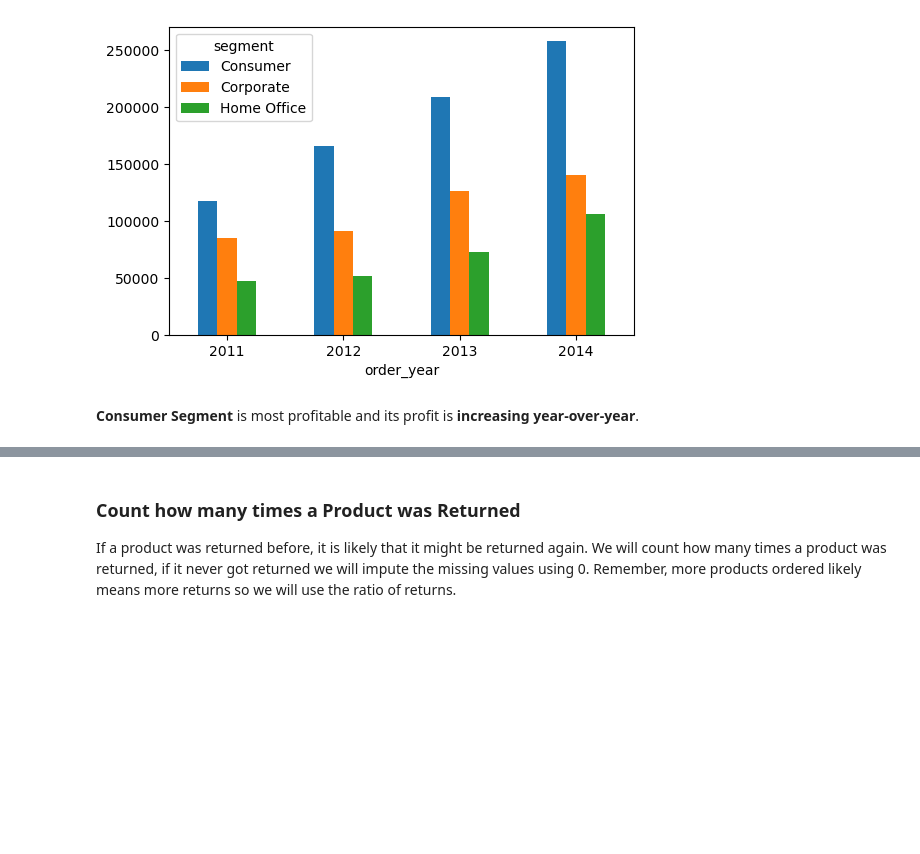
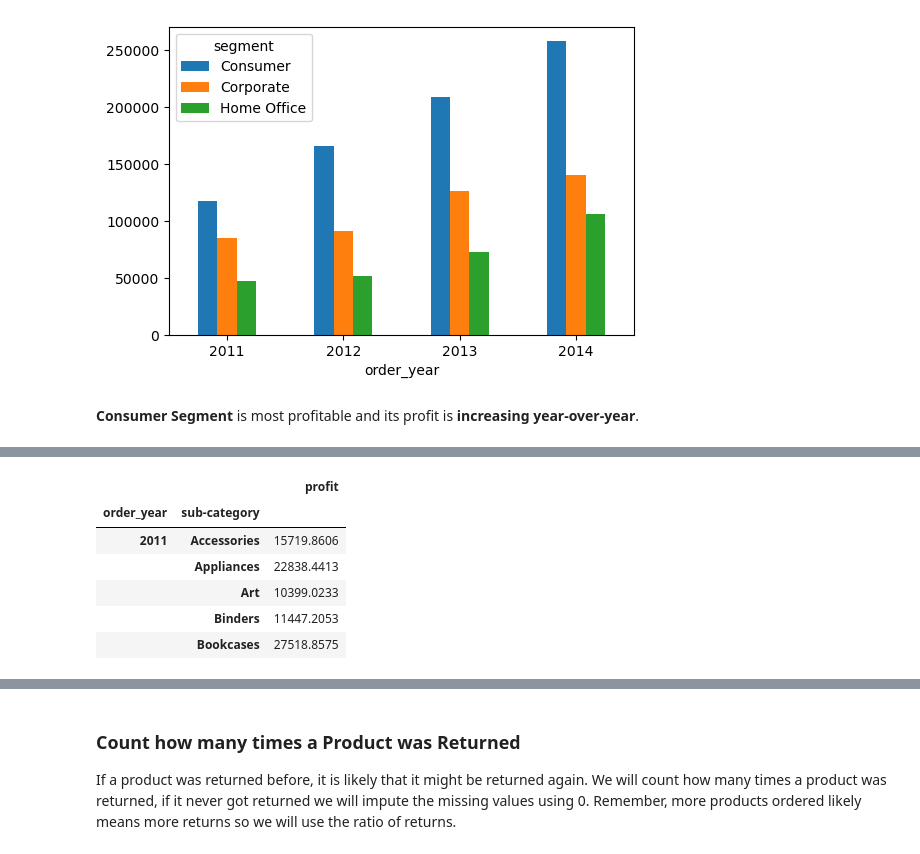
Before and after one commit to annugit1655/Global-Superstore-Project, a Jupyter notebook: notebooks/order-return-customer-product-analysis.ipynb, the cells around one changed output, grey strips where cells are left out. Cells and saved outputs as stored; diff of their text form; code cells hidden in the pictures; blank space fills up the shorter version.

```diff
--- a/notebooks/order-return-customer-product-analysis.ipynb
+++ b/notebooks/order-return-customer-product-analysis.ipynb
@@ -492,0 +573,14 @@ Product Analysis
+# %%
+#requirement gathering data for analysis
+product_df = order_df.groupby(['order_year', 'sub-category']).agg(
+    profit = ('profit', 'sum')
+)
+product_df.head()
+# %% [output]
+|  |  | profit |
+| order_year | sub-category |  |
+| 2011 | Accessories | 15719.8606 |
+|  | Appliances | 22838.4413 |
+|  | Art | 10399.0233 |
+|  | Binders | 11447.2053 |
+|  | Bookcases | 27518.8575 |
```
Also changed, not shown: parts of 13 cells of this notebook.
